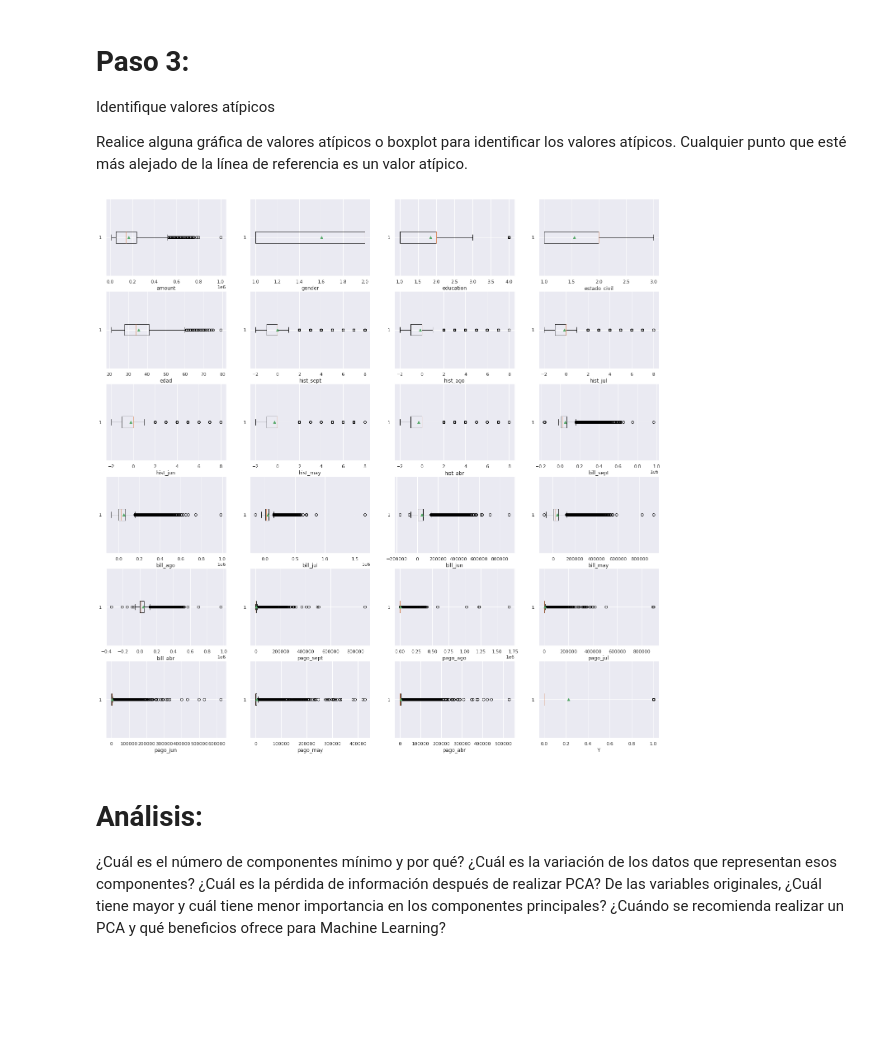
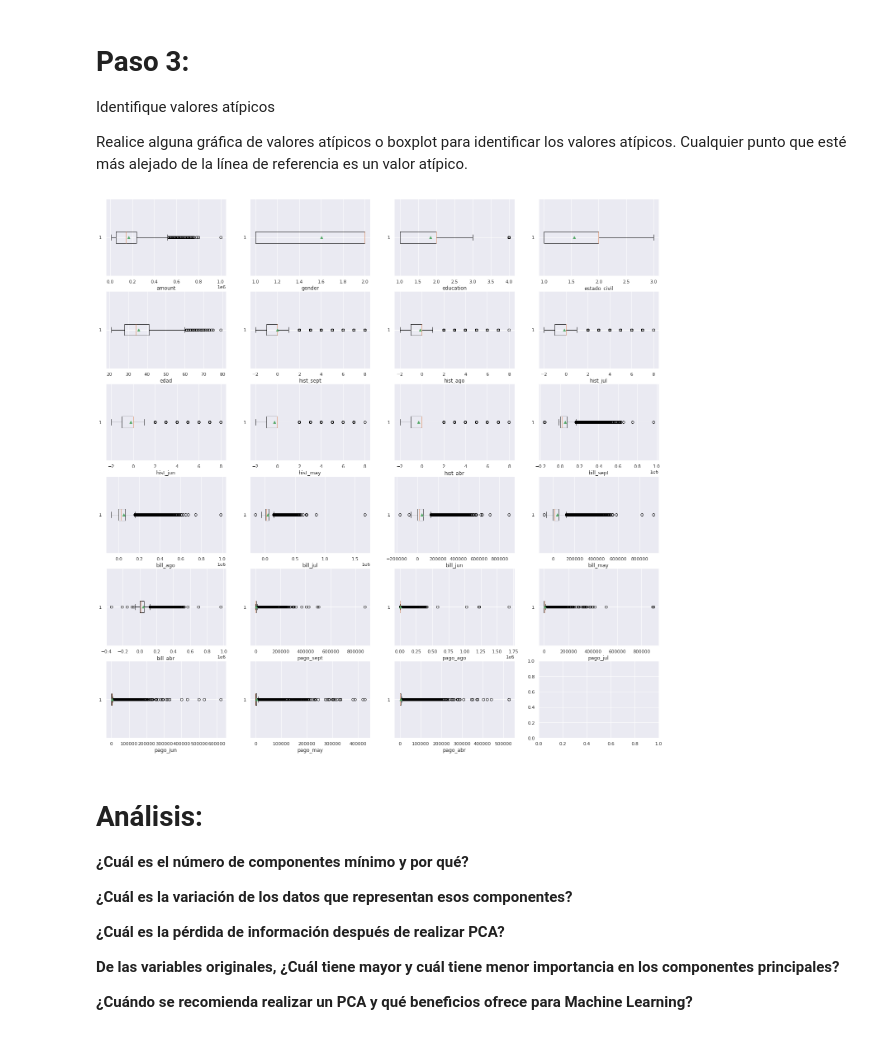
Before and after one commit to PosgradoMNA/actividades-del-projecto-equipo_37, a Jupyter notebook: PCA/Semana4_Actividad1.ipynb, the cells around one changed output. Cells and saved outputs as stored; diff of their text form; code cells hidden in the pictures; blank space fills up the shorter version.

```diff
--- a/PCA/Semana4_Actividad1.ipynb
+++ b/PCA/Semana4_Actividad1.ipynb
@@ -360,22 +398,31 @@ Realice alguna gráfica de valores atípicos o boxplot para identificar los valo
 # %%
 import matplotlib.pyplot as plt
 import seaborn as sns
 sns.set(rc={'figure.figsize':(24,24)})
 i = 0
 fig, axes = plt.subplots(6, 4)
-for col in ndf.columns[1:]:
+for col in ndf.columns[1:-1]:
   plt.subplot(6,4,i+1)
   plt.boxplot(ndf[col], showmeans=True, vert=False)
   plt.xlabel(col)
   i+=1
 plt.show()
 # %% [output]
-[figure, old version]
+[figure, new version]
 # %% [markdown]
 # **Análisis:**
 
-¿Cuál es el número de componentes mínimo y por qué?
-¿Cuál es la variación de los datos que representan esos componentes?
-¿Cuál es la pérdida de información después de realizar PCA?
-De las variables originales, ¿Cuál tiene mayor y cuál tiene menor importancia en los componentes principales?
-¿Cuándo se recomienda realizar un PCA y qué beneficios ofrece para Machine Learning?
+**¿Cuál es el número de componentes mínimo y por qué?**
+>
+
+**¿Cuál es la variación de los datos que representan esos componentes?**
+>
+
+**¿Cuál es la pérdida de información después de realizar PCA?**
+>
+
+**De las variables originales, ¿Cuál tiene mayor y cuál tiene menor importancia en los componentes principales?**
+>
+
+**¿Cuándo se recomienda realizar un PCA y qué beneficios ofrece para Machine Learning?**
+>
```
Also changed, not shown: parts of 10 cells of this notebook.
